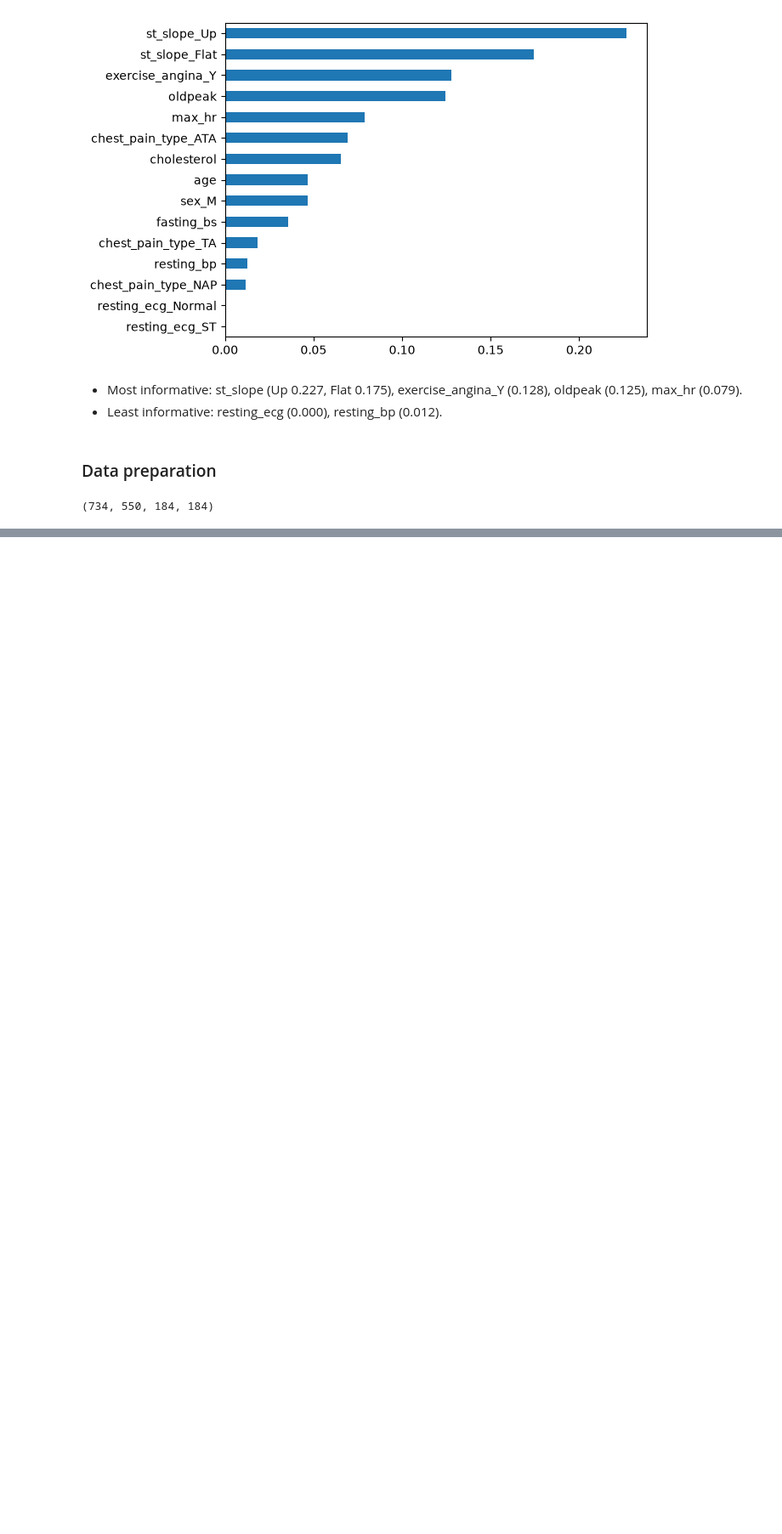
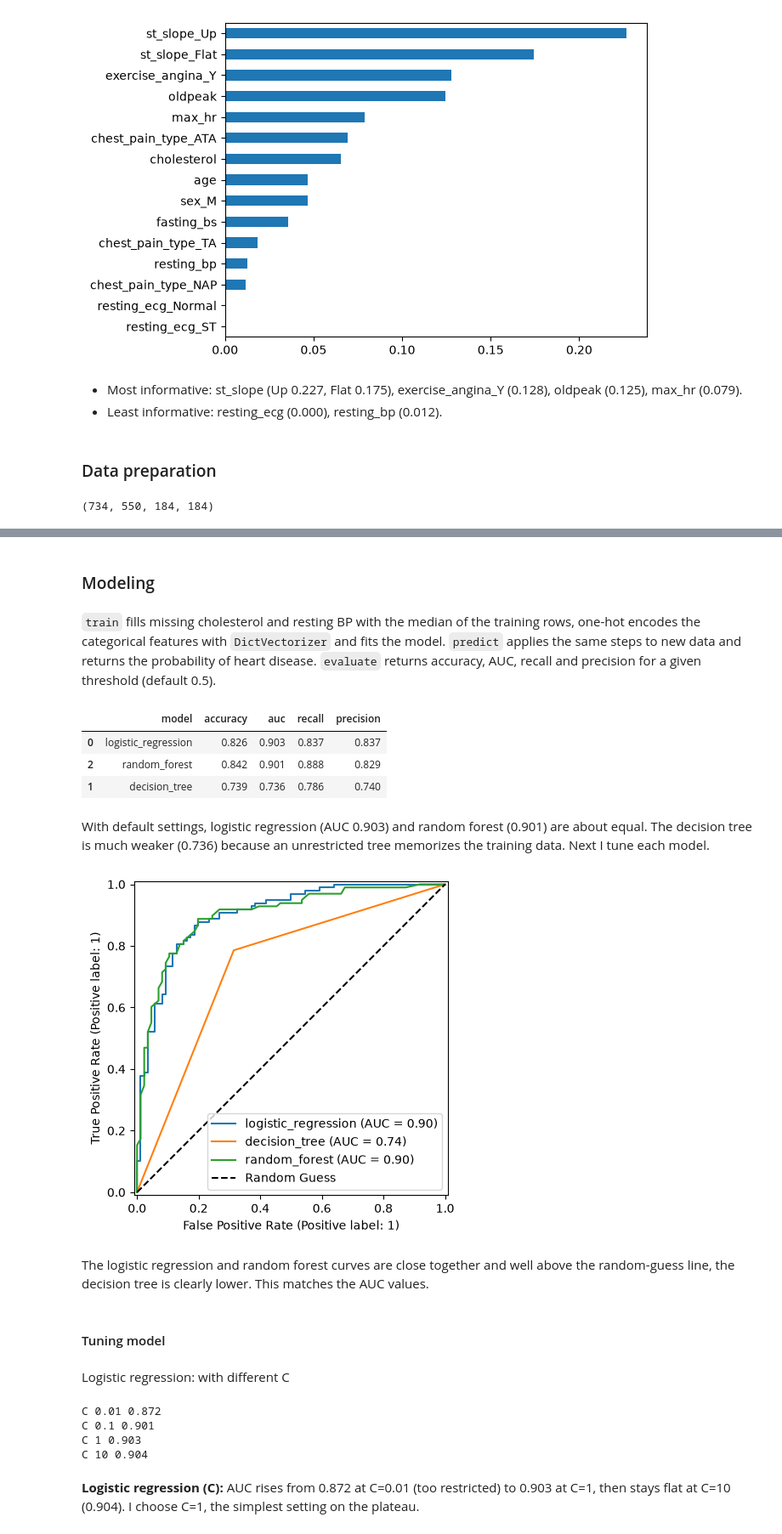
Before and after one commit to aminulaiba/cardio-predict, a Jupyter notebook: notebook.ipynb, the cells around one changed output, grey strips where cells are left out. Shown at 85% size. Cells and saved outputs as stored; diff of their text form; code cells hidden in the pictures; blank space fills up the shorter version.

```diff
--- a/notebook.ipynb
+++ b/notebook.ipynb
@@ -350,0 +381,2 @@ df_train, df_val = train_test_split(df_full_train, test_size=0.25, random_state=
+# %% [markdown]
+### Modeling
@@ -350,0 +386,20 @@ df_train, df_val = train_test_split(df_full_train, test_size=0.25, random_state=
+# %%
+def train(df, y, model):
+    medians = df[fill_cols].median()                      # learned from training rows only
+    dicts = df[features].fillna(medians).to_dict(orient="records")
+    dv = DictVectorizer(sparse=False)
+    X = dv.fit_transform(dicts)
+    model.fit(X, y)
+    return medians, dv, model
+# %%
+def predict(df, medians, dv, model):
+    dicts = df[features].fillna(medians).to_dict(orient="records")
+    X = dv.transform(dicts)
+    return model.predict_proba(X)[:, 1]
+# %%
+def evaluate(y, proba, threshold=0.5):
+    pred = proba >= threshold
+    return {"accuracy": accuracy_score(y, pred), "auc": roc_auc_score(y, proba),
+            "recall": recall_score(y, pred), "precision": precision_score(y, pred)}
+# %% [markdown]
+`train` fills missing cholesterol and resting BP with the median of the training rows, one-hot encodes the categorical features with `DictVectorizer` and fits the model. `predict` applies the same steps to new data and returns the probability of heart disease. `evaluate` returns accuracy, AUC, recall and precision for a given threshold (default 0.5).
@@ -350,0 +410,50 @@ df_train, df_val = train_test_split(df_full_train, test_size=0.25, random_state=
+# %%
+candidates = {
+    "logistic_regression": LogisticRegression(solver="liblinear", max_iter=1000),
+    "decision_tree": DecisionTreeClassifier(random_state=1),
+    "random_forest": RandomForestClassifier(random_state=1, n_jobs=-1),
+}
+rows = []
+for name, model in candidates.items():
+    med, dv_, m = train(df_train, y_train, model)
+    rows.append({"model": name, **evaluate(y_val, predict(df_val, med, dv_, m))})
+pd.DataFrame(rows).round(3).sort_values("auc", ascending=False)
+# %% [output]
+|  | model | accuracy | auc | recall | precision |
+| 0 | logistic_regression | 0.826 | 0.903 | 0.837 | 0.837 |
+| 2 | random_forest | 0.842 | 0.901 | 0.888 | 0.829 |
+| 1 | decision_tree | 0.739 | 0.736 | 0.786 | 0.740 |
+# %% [markdown]
+With default settings, logistic regression (AUC 0.903) and random forest (0.901) are about equal. The decision tree is much weaker (0.736) because an unrestricted tree memorizes the training data. Next I tune each model.
+# %%
+from sklearn.metrics import RocCurveDisplay
+
+ax = plt.gca()
+for name, model in candidates.items():
+  med, dv_, m = train(df_train, y_train, model)
+  y_pred_proba = predict(df_val, med, dv_, m)
+
+  RocCurveDisplay.from_predictions(y_val, y_pred_proba, name=name, ax=ax)
+
+plt.plot([0, 1], [0, 1], "k--", label="Random Guess")
+plt.legend()
+plt.show()
+# %% [output]
+[figure, added]
+# %% [markdown]
+The logistic regression and random forest curves are close together and well above the random-guess line, the decision tree is clearly lower. This matches the AUC values.
+# %% [markdown]
+#### Tuning model
+# %% [markdown]
+Logistic regression: with different C
+# %%
+for C in [0.01, 0.1, 1, 10]:
+    med, dv_, m = train(df_train, y_train, LogisticRegression(solver="liblinear", C=C, max_iter=1000))
+    print("C", C, round(roc_auc_score(y_val, predict(df_val, med, dv_, m)), 3))
+# %% [output]
+C 0.01 0.872
+C 0.1 0.901
+C 1 0.903
+C 10 0.904
+# %% [markdown]
+**Logistic regression (C):** AUC rises from 0.872 at C=0.01 (too restricted) to 0.903 at C=1, then stays flat at C=10 (0.904). I choose C=1, the simplest setting on the plateau.
```
Also changed, not shown: parts of 34 cells of this notebook, 8 other files.
